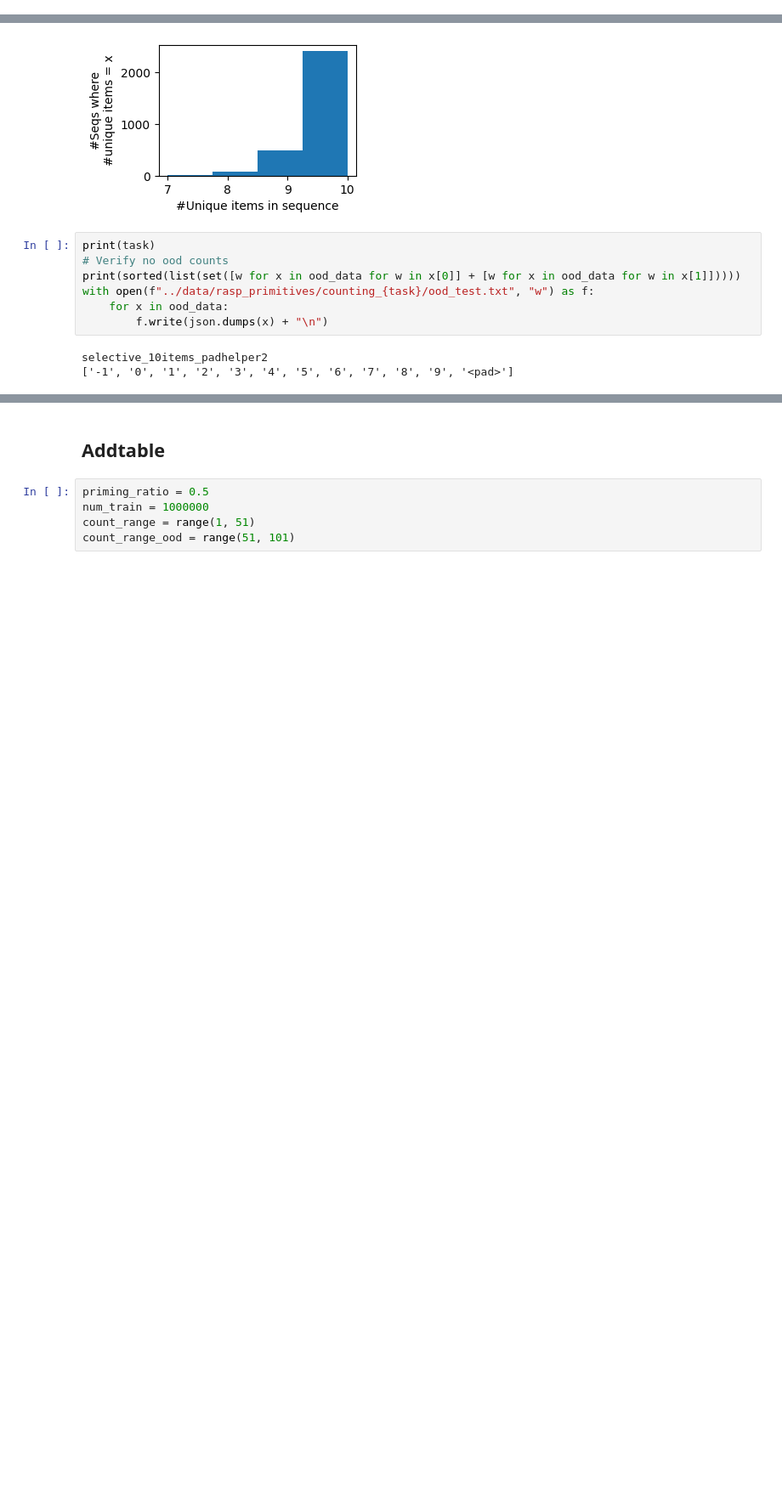
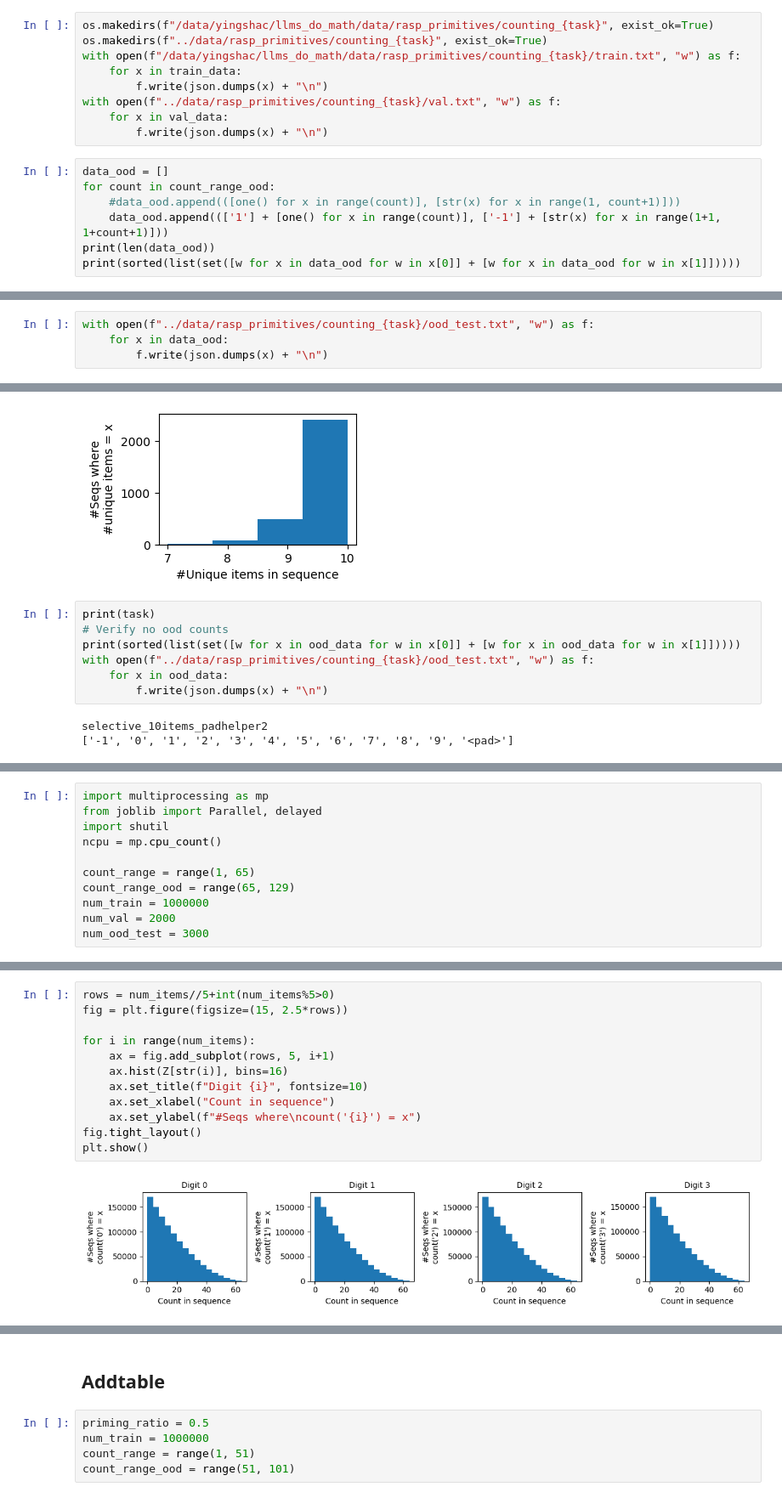
Before and after one commit to zdxdsw/inductive_counting_with_LMs, a Jupyter notebook: notebooks/counting.ipynb, the cells around one changed output, grey strips where cells are left out. Shown at 85% size. Cells and saved outputs as stored; diff of their text form; blank space fills up the shorter version.

Commit message:
lstm, selective_modular_4items

```diff
--- a/notebooks/counting.ipynb
+++ b/notebooks/counting.ipynb
@@ -195,0 +229,16 @@ with open(f"../data/rasp_primitives/counting_{task}/train_deduplicate.txt", "w")
+# %%
+os.makedirs(f"/data/yingshac/llms_do_math/data/rasp_primitives/counting_{task}", exist_ok=True)
+os.makedirs(f"../data/rasp_primitives/counting_{task}", exist_ok=True)
+with open(f"/data/yingshac/llms_do_math/data/rasp_primitives/counting_{task}/train.txt", "w") as f:
+    for x in train_data:
+        f.write(json.dumps(x) + "\n")
+with open(f"../data/rasp_primitives/counting_{task}/val.txt", "w") as f:
+    for x in val_data:
+        f.write(json.dumps(x) + "\n")
+# %%
+data_ood = []
+for count in count_range_ood:
+    #data_ood.append(([one() for x in range(count)], [str(x) for x in range(1, count+1)]))
+    data_ood.append((['1'] + [one() for x in range(count)], ['-1'] + [str(x) for x in range(1+1, 1+count+1)]))
+print(len(data_ood))
+print(sorted(list(set([w for x in data_ood for w in x[0]] + [w for x in data_ood for w in x[1]]))))
@@ -196,3 +248,7 @@ with open(f"../data/rasp_primitives/counting_{task}/train_deduplicate.txt", "w")
+# %%
+with open(f"../data/rasp_primitives/counting_{task}/ood_test.txt", "w") as f:
+    for x in data_ood:
+        f.write(json.dumps(x) + "\n")
 # %% [markdown]
 ## Vanilla + Shiftedstart
 # %%
@@ -2157,0 +2216,11 @@ selective_10items_padhelper2
+# %%
+import multiprocessing as mp
+from joblib import Parallel, delayed
+import shutil
+ncpu = mp.cpu_count()
+
+count_range = range(1, 65)
+count_range_ood = range(65, 129)
+num_train = 1000000
+num_val = 2000
+num_ood_test = 3000
@@ -2157,0 +2284,14 @@ selective_10items_padhelper2
+# %%
+rows = num_items//5+int(num_items%5>0)
+fig = plt.figure(figsize=(15, 2.5*rows))
+
+for i in range(num_items):
+    ax = fig.add_subplot(rows, 5, i+1)
+    ax.hist(Z[str(i)], bins=16)
+    ax.set_title(f"Digit {i}", fontsize=10)
+    ax.set_xlabel("Count in sequence")
+    ax.set_ylabel(f"#Seqs where\ncount('{i}') = x")
+fig.tight_layout()
+plt.show()
+# %% [output]
+[figure, added]
```
Also changed, not shown: parts of 15 cells of this notebook, 27 other files.
